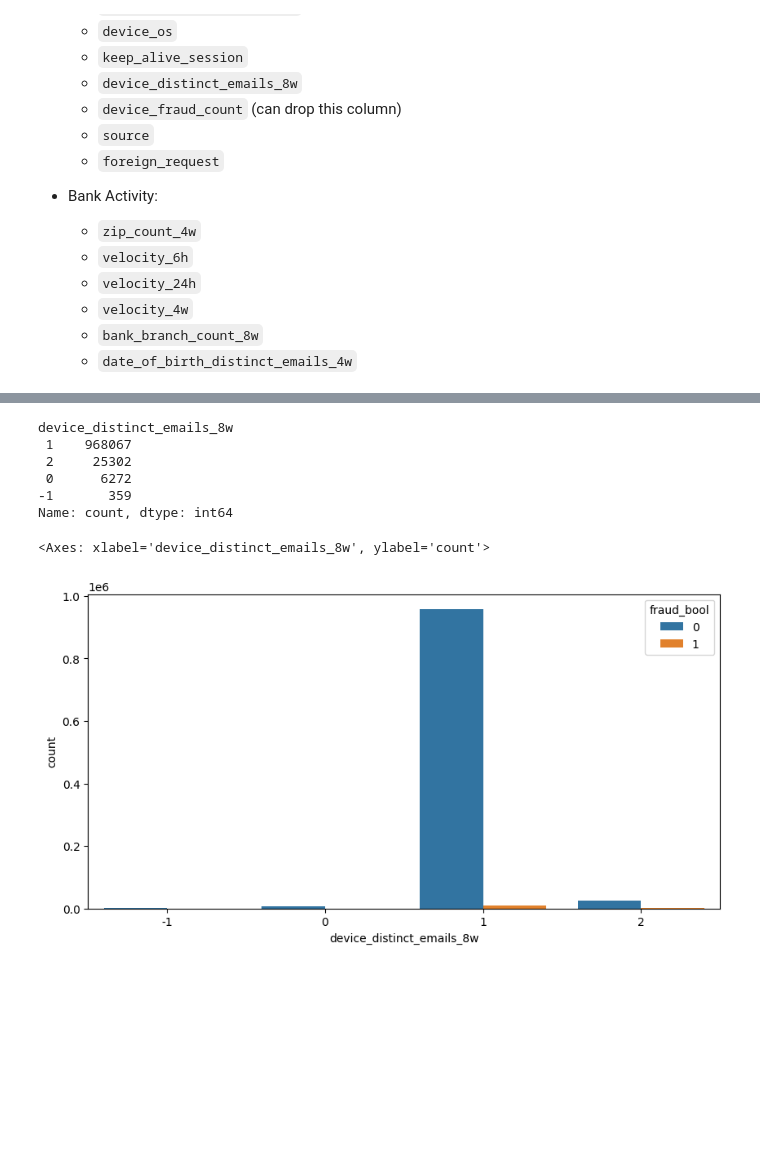
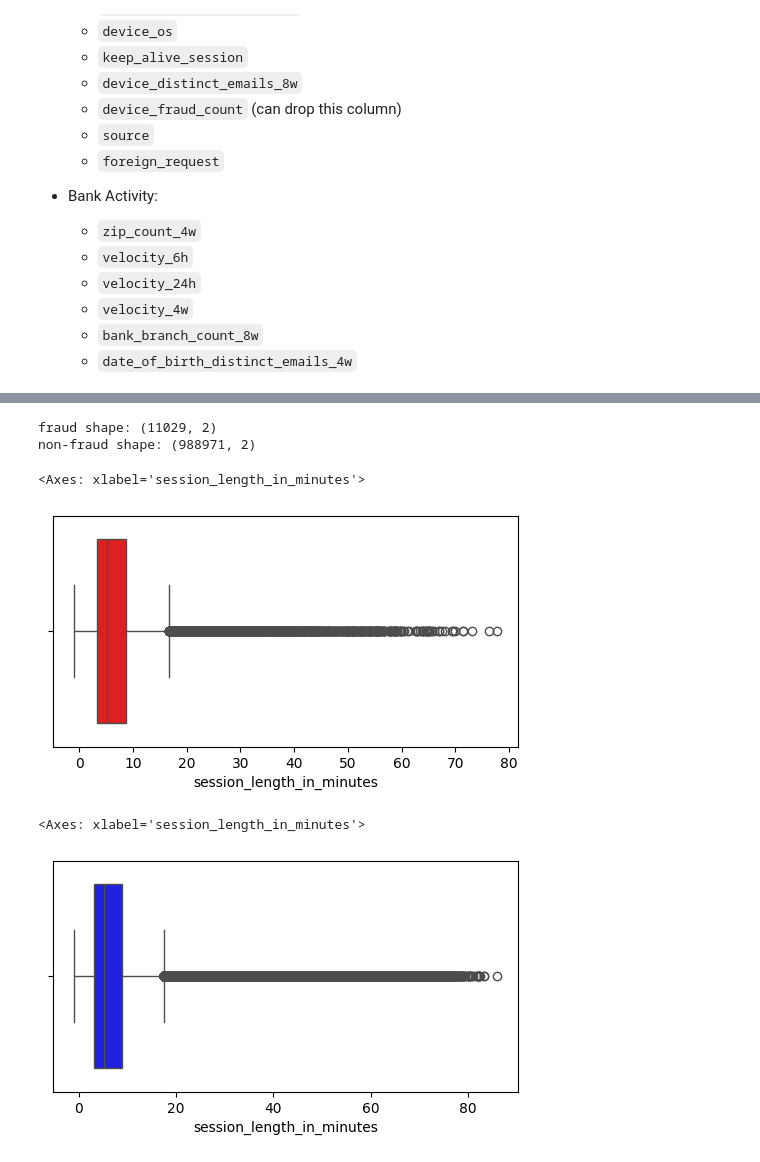
Before and after one commit to kclzl-nus/Detect-Fraudulent-Bank-Accounts, a Jupyter notebook: notebooks/1.0-kclzl-eda.ipynb, the cells around one changed output, grey strips where cells are left out. Saved outputs shown, nothing was run; the diff lists cells and outputs as text; code cells hidden in the pictures; blank space fills up the shorter version.

```diff
--- a/notebooks/1.0-kclzl-eda.ipynb
+++ b/notebooks/1.0-kclzl-eda.ipynb
@@ -159,17 +113,27 @@ Name: count, dtype: int64
-# %%
-# device_distinct_emails_8w value_counts
-print(device_activity_df['device_distinct_emails_8w'].value_counts())
-
-# plot device_distinct_emails_8w value counts, color coded by fraud_bool
-plt.figure(figsize=(10, 5))
-sns.countplot(data=device_activity_df, x='device_distinct_emails_8w', hue='fraud_bool')
-# %% [output]
-device_distinct_emails_8w
- 1    968067
- 2     25302
- 0      6272
--1       359
-Name: count, dtype: int64
-<Axes: xlabel='device_distinct_emails_8w', ylabel='count'>
-[figure, removed]
+# %%
+# split session_length_in_minutes into 2 groups, fraud and non-fraud
+session_length_fraud = device_activity_df[device_activity_df['fraud_bool'] == 1][['session_length_in_minutes', 'fraud_bool']]
+sessions_length_non_fraud = device_activity_df[device_activity_df['fraud_bool'] == 0][['session_length_in_minutes', 'fraud_bool']]
+
+# print shapes
+print(f"fraud shape: {session_length_fraud.shape}")
+print(f"non-fraud shape: {sessions_length_non_fraud.shape}")
+# %% [output]
+fraud shape: (11029, 2)
+non-fraud shape: (988971, 2)
+# %%
+# plot boxplot for non-fraud session length in minutes
+# plot side by side, with different colors, on columns 'session_length_in_minutes'
+plt.figure(figsize=(6, 3))
+sns.boxplot(data=session_length_fraud, x='session_length_in_minutes', color='red')
+# %% [output]
+<Axes: xlabel='session_length_in_minutes'>
+[figure, added]
+# %%
+# plot boxplot for non-fraud session length in minutes
+plt.figure(figsize=(6, 3))
+sns.boxplot(data=sessions_length_non_fraud, x='session_length_in_minutes', color='blue')
+# %% [output]
+<Axes: xlabel='session_length_in_minutes'>
+[figure, added]
 # %%
```
Also changed, not shown: parts of 16 cells of this notebook.
